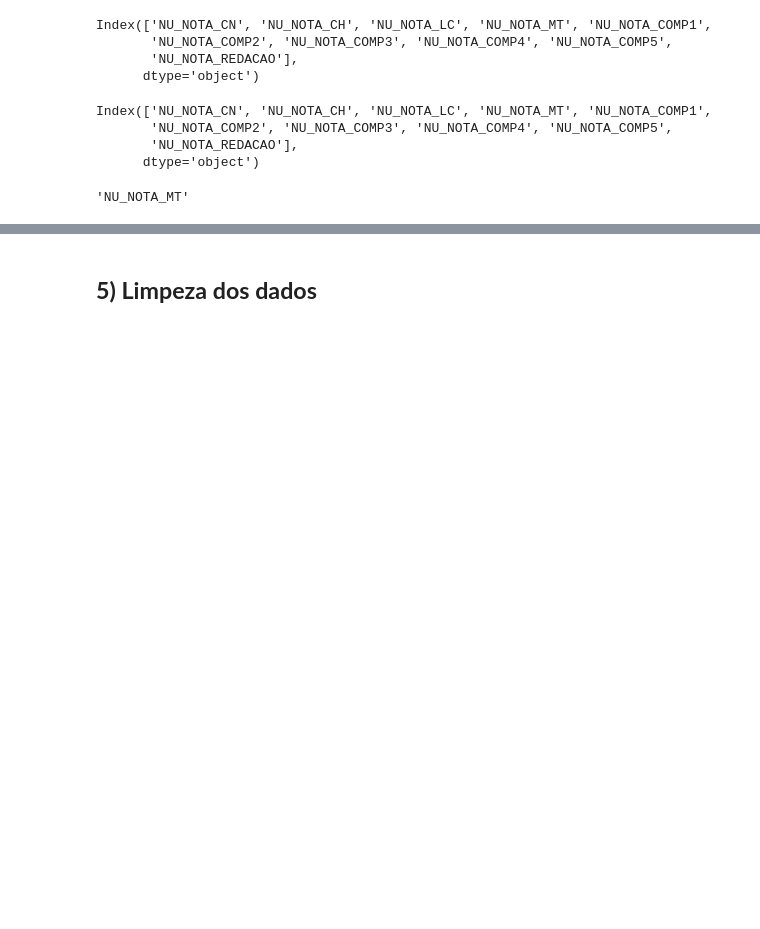
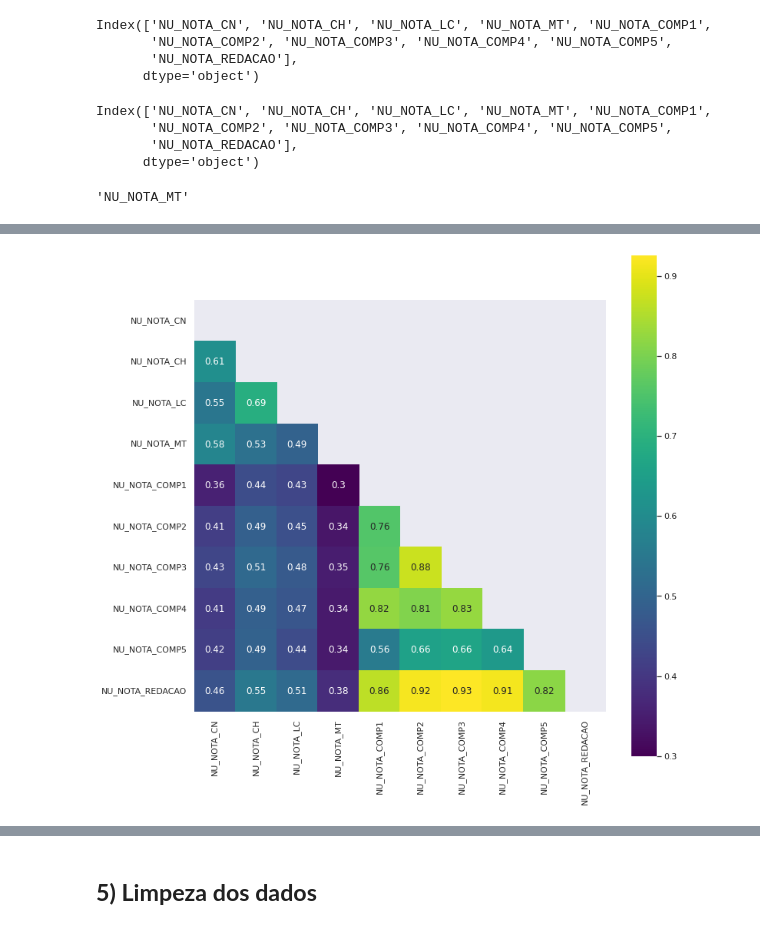
Before and after one commit to FGalvao77/Modelo-preditivo-da-nota-de-matematica-ENEM-2016, a Jupyter notebook: Modelo_preditivo_da_nota_de_matemática_(ENEM_2016_Exame_Nacional_do_Ensino_Médio).ipynb, the cells around one changed output, grey strips where cells are left out. Cells and saved outputs as stored; diff of their text form; code cells hidden in the pictures; blank space fills up the shorter version.

```diff
--- a/Modelo_preditivo_da_nota_de_matemática_(ENEM_2016_Exame_Nacional_do_Ensino_Médio).ipynb
+++ b/Modelo_preditivo_da_nota_de_matemática_(ENEM_2016_Exame_Nacional_do_Ensino_Médio).ipynb
@@ -201,3 +176,21 @@ plt.show();
+# %%
+# plotando um parte do gráfico de calor da correlação entre as variáveis
+correlation_matrix = data.corr()
+
+mask = np.zeros_like(correlation_matrix)
+mask[np.triu_indices_from(mask)] = True
+
+plt.figure(figsize=(12, 12))
+
+sns.heatmap(
+    correlation_matrix,
+    annot=True,
+    mask=mask,
+    square=True,
+    cmap='viridis'
+);
+# %% [output]
+[figure, added]
 # %%
 # plotando gráfico de dispersão entre a variável alvo (NU_NOTA_MT) VS as demais features (colunas)
 for column in features:
```
Also changed, not shown: parts of 20 cells of this notebook.
